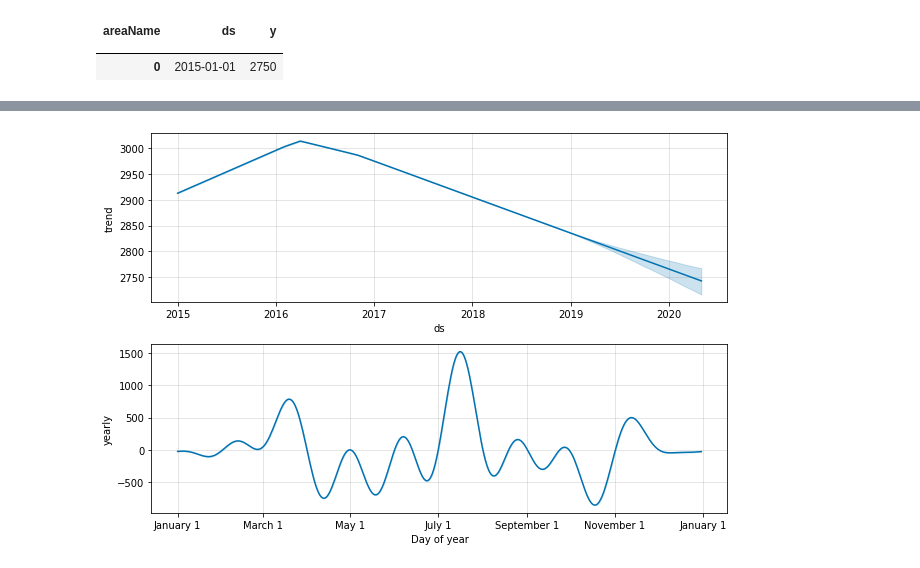
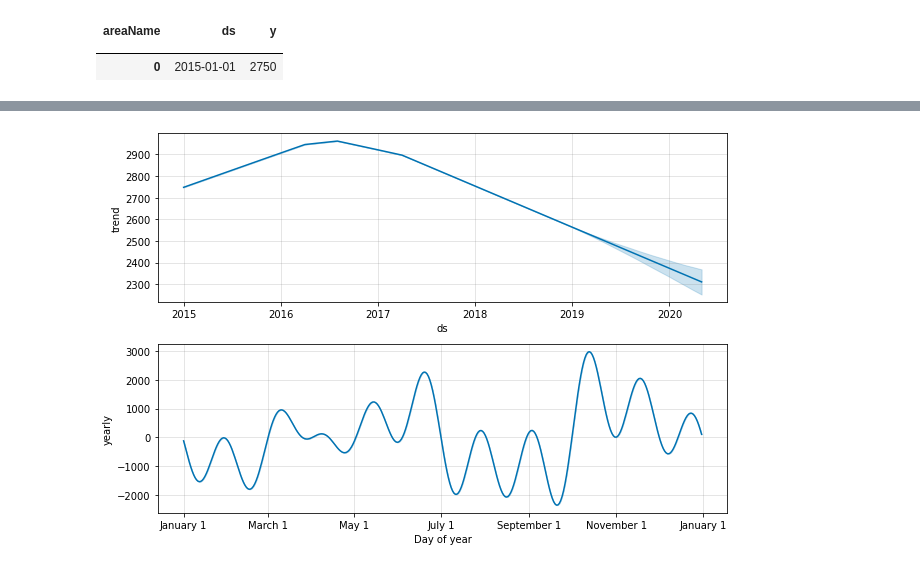
Before and after one commit to jbuenaseda/streeteasy_time_series, a Jupyter notebook: sunnyside_rent.ipynb, the cells around one changed output, grey strips where cells are left out. Drawn from its saved outputs; the diff is of its cells as text; code cells hidden in the pictures.

```diff
--- a/sunnyside_rent.ipynb
+++ b/sunnyside_rent.ipynb
@@ -794,4 +792,4 @@ RMSE in $$:  172.16958428427992
-# %%
-fig3_ast_3br = ast_3br_prophet.plot_components(forecast_ast_3br)
-# %% [output]
-[figure, removed]
+# %%
+fig3_s_3br = s_3br_prophet.plot_components(forecast_s_3br)
+# %% [output]
+[figure, added]
```
Also changed, not shown: parts of 3 cells of this notebook, 2 other files.
